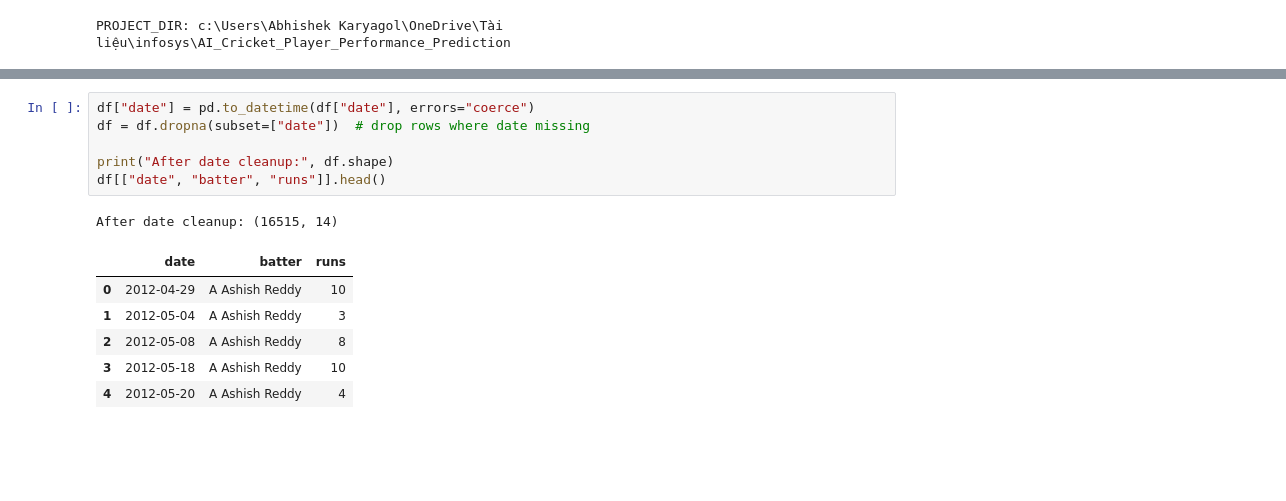
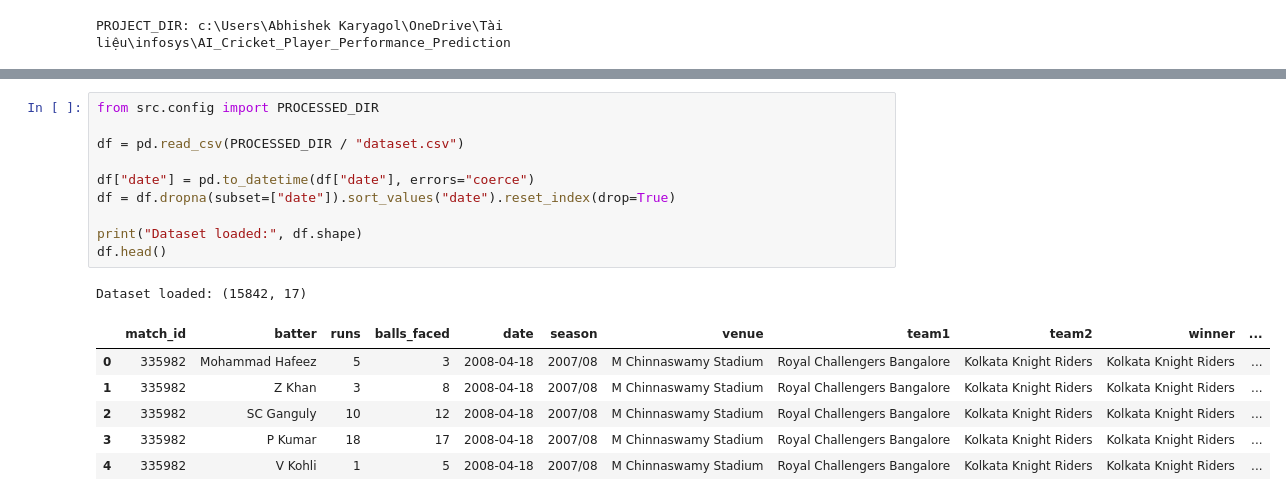
Before and after one commit to SpringBoardMentor895/AI_Cricket_Player_Performance_Prediction, a Jupyter notebook: notebooks/03_ModelTraining.ipynb, the cells around one changed output, grey strips where cells are left out. Saved outputs shown, nothing was run; the diff lists cells and outputs as text; blank space fills up the shorter version.

```diff
--- a/notebooks/03_ModelTraining.ipynb
+++ b/notebooks/03_ModelTraining.ipynb
@@ -40,14 +27,18 @@ Dataset shape: (16515, 14)
 # %%
+from src.config import PROCESSED_DIR
+
+df = pd.read_csv(PROCESSED_DIR / "dataset.csv")
+
 df["date"] = pd.to_datetime(df["date"], errors="coerce")
-df = df.dropna(subset=["date"])  # drop rows where date missing
+df = df.dropna(subset=["date"]).sort_values("date").reset_index(drop=True)
 
-print("After date cleanup:", df.shape)
-df[["date", "batter", "runs"]].head()
+print("Dataset loaded:", df.shape)
+df.head()
 # %% [output]
-After date cleanup: (16515, 14)
+Dataset loaded: (15842, 17)
-|  | date | batter | runs |
-| 0 | 2012-04-29 | A Ashish Reddy | 10 |
-| 1 | 2012-05-04 | A Ashish Reddy | 3 |
-| 2 | 2012-05-08 | A Ashish Reddy | 8 |
-| 3 | 2012-05-18 | A Ashish Reddy | 10 |
-| 4 | 2012-05-20 | A Ashish Reddy | 4 |
+|  | match_id | batter | runs | balls_faced | date | season | venue | team1 | team2 | winner | ... |
+| 0 | 335982 | Mohammad Hafeez | 5 | 3 | 2008-04-18 | 2007/08 | M Chinnaswamy Stadium | Royal Challengers Bangalore | Kolkata Knight Riders | Kolkata Knight Riders | ... |
+| 1 | 335982 | Z Khan | 3 | 8 | 2008-04-18 | 2007/08 | M Chinnaswamy Stadium | Royal Challengers Bangalore | Kolkata Knight Riders | Kolkata Knight Riders | ... |
+| 2 | 335982 | SC Ganguly | 10 | 12 | 2008-04-18 | 2007/08 | M Chinnaswamy Stadium | Royal Challengers Bangalore | Kolkata Knight Riders | Kolkata Knight Riders | ... |
+| 3 | 335982 | P Kumar | 18 | 17 | 2008-04-18 | 2007/08 | M Chinnaswamy Stadium | Royal Challengers Bangalore | Kolkata Knight Riders | Kolkata Knight Riders | ... |
+| 4 | 335982 | V Kohli | 1 | 5 | 2008-04-18 | 2007/08 | M Chinnaswamy Stadium | Royal Challengers Bangalore | Kolkata Knight Riders | Kolkata Knight Riders | ... |
```
Also changed, not shown: parts of 24 cells of this notebook.
